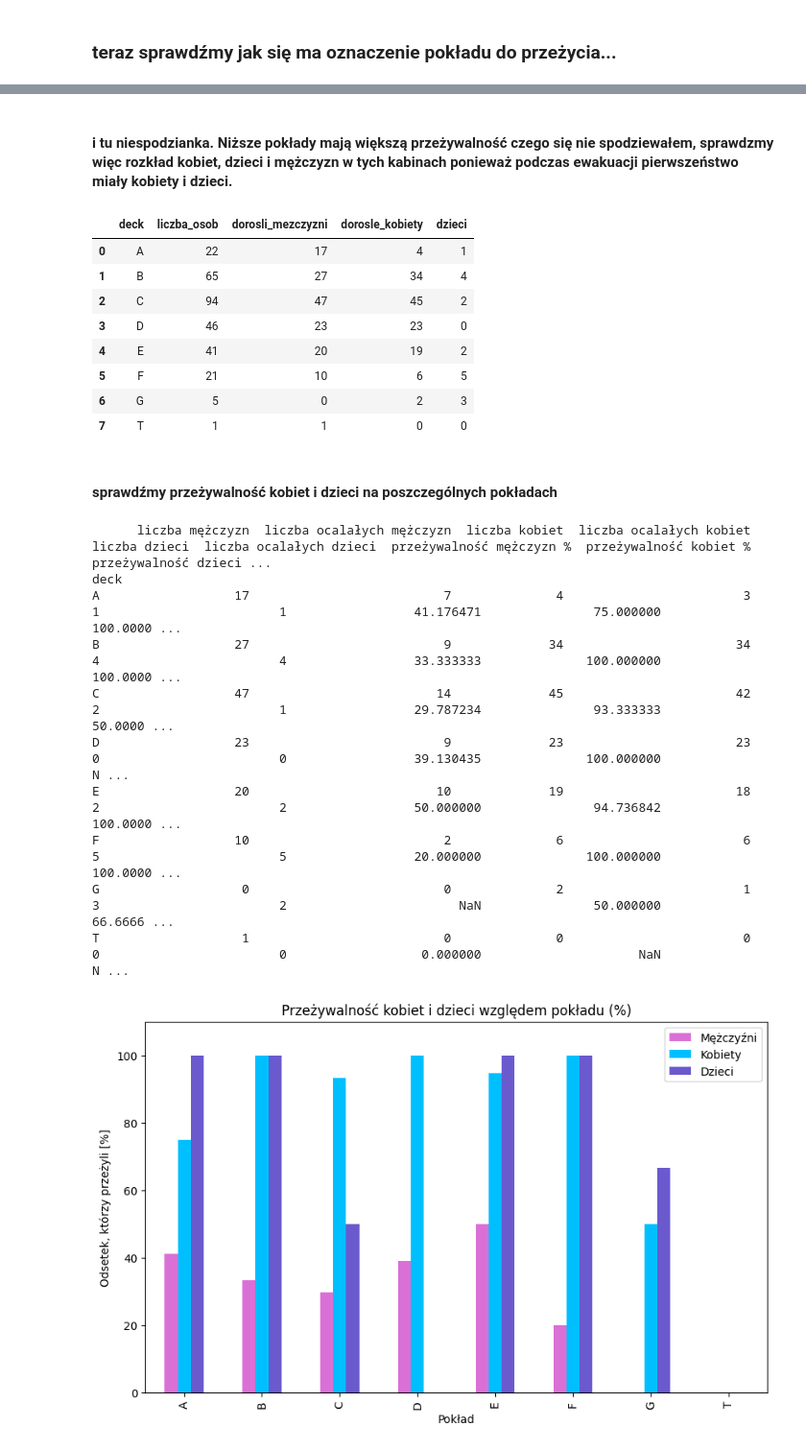
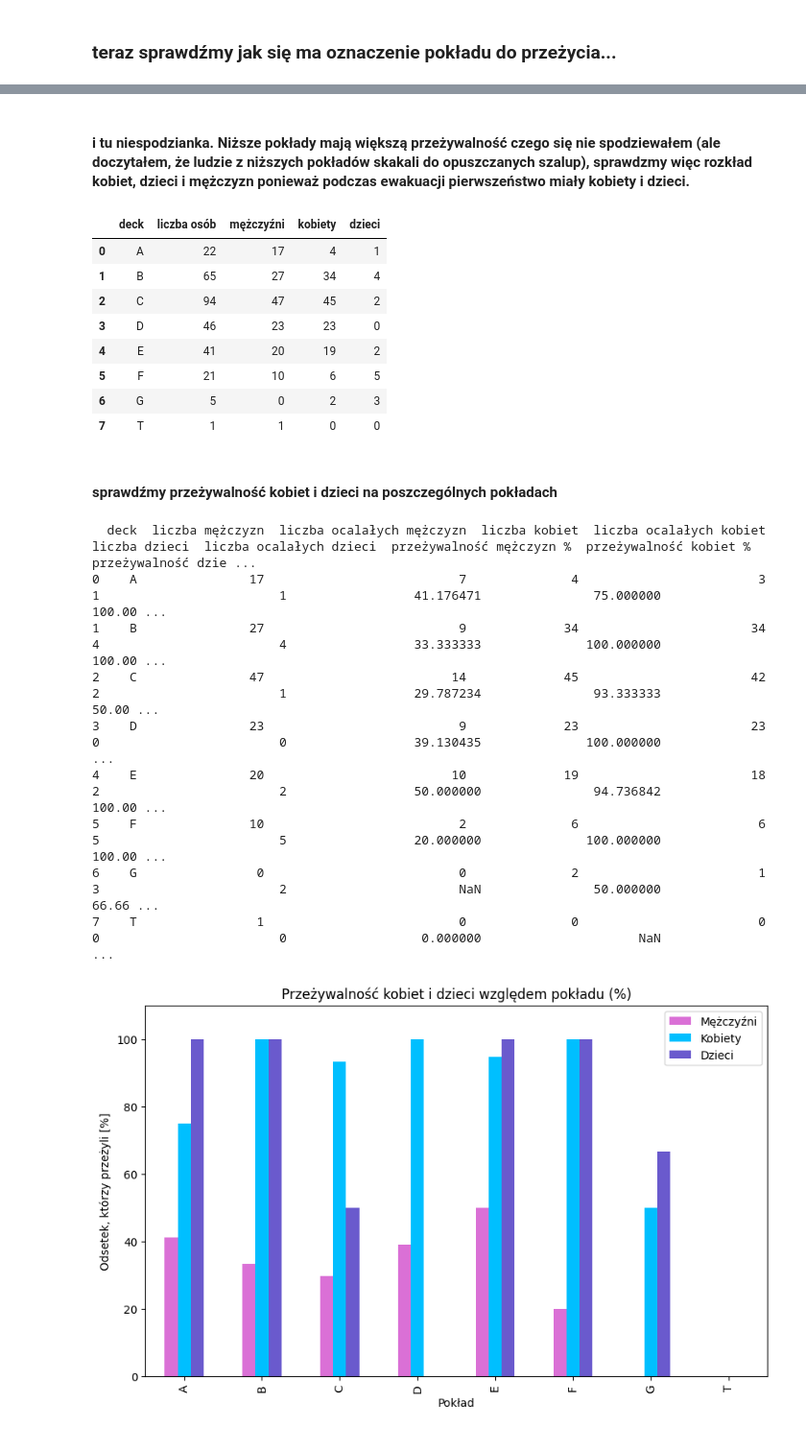
Before and after one commit to pawlo884/ds, a Jupyter notebook: modul4/26__zadanie_domowe__modul_4_2__v2.ipynb, the cells around one changed output, grey strips where cells are left out. Shown at 96% size. Saved outputs shown, nothing was run; the diff lists cells and outputs as text; code cells hidden in the pictures.

```diff
--- a/modul4/26__zadanie_domowe__modul_4_2__v2.ipynb
+++ b/modul4/26__zadanie_domowe__modul_4_2__v2.ipynb
@@ -265,19 +374,19 @@ plt.show()
 # %% [markdown]
-#### i tu niespodzianka. Niższe pokłady mają większą przeżywalność czego się nie spodziewałem, sprawdzmy więc rozkład kobiet, dzieci i mężczyzn w tych kabinach ponieważ podczas ewakuacji pierwszeństwo miały kobiety i dzieci.
+#### i tu niespodzianka. Niższe pokłady mają większą przeżywalność czego się nie spodziewałem (ale doczytałem, że ludzie z niższych pokładów skakali do opuszczanych szalup), sprawdzmy więc rozkład kobiet, dzieci i mężczyzn ponieważ podczas ewakuacji pierwszeństwo miały kobiety i dzieci.
 # %%
-# grupujemy po pokładzie i liczymy ilość osób, dorosłych mężczyzn, dorosłych kobiet i dzieci
+# grupujemy po pokładzie i liczymy ilość osób, mężczyzn, kobiet i dzieci
 def group_deck(df):
     return pd.Series({
-        'liczba_osob': len(df),
-        'dorosli_mezczyzni': ((df['sex'] == 'male') & (~df['is_child'])).sum(),
-        'dorosle_kobiety': ((df['sex'] == 'female') & (~df['is_child'])).sum(),
+        'liczba osób': len(df),
+        'mężczyźni': ((df['sex'] == 'male') & (~df['is_child'])).sum(),
+        'kobiety': ((df['sex'] == 'female') & (~df['is_child'])).sum(),
         'dzieci': df['is_child'].sum()
     })
 
 deck_summary = df.groupby('deck').apply(group_deck).sort_index()
 deck_summary.reset_index(inplace=False)
 # %% [output]
-|  | deck | liczba_osob | dorosli_mezczyzni | dorosle_kobiety | dzieci |
+|  | deck | liczba osób | mężczyźni | kobiety | dzieci |
 | 0 | A | 22 | 17 | 4 | 1 |
 | 1 | B | 65 | 27 | 34 | 4 |
 | 2 | C | 94 | 47 | 45 | 2 |
@@ -324,18 +433,17 @@ deck_survival['przeżywalność dzieci %'] = (
 )
 pd.set_option('display.width', 250)
 pd.set_option('display.max_columns', 20)
-print(deck_survival)
+print(deck_survival.reset_index())
 # %% [output]
-      liczba mężczyzn  liczba ocalałych mężczyzn  liczba kobiet  liczba ocalałych kobiet  liczba dzieci  liczba ocalałych dzieci  przeżywalność mężczyzn %  przeżywalność kobiet %  przeżywalność dzieci ...
-deck
-A                  17                          7              4                        3              1                        1                 41.176471               75.000000              100.0000 ...
-B                  27                          9             34                       34              4                        4                 33.333333              100.000000              100.0000 ...
-C                  47                         14             45                       42              2                        1                 29.787234               93.333333               50.0000 ...
-D                  23                          9             23                       23              0                        0                 39.130435              100.000000                     N ...
-E                  20                         10             19                       18              2                        2                 50.000000               94.736842              100.0000 ...
-F                  10                          2              6                        6              5                        5                 20.000000              100.000000              100.0000 ...
-G                   0                          0              2                        1              3                        2                       NaN               50.000000               66.6666 ...
-T                   1                          0              0                        0              0                        0                  0.000000                     NaN                     N ...
+  deck  liczba mężczyzn  liczba ocalałych mężczyzn  liczba kobiet  liczba ocalałych kobiet  liczba dzieci  liczba ocalałych dzieci  przeżywalność mężczyzn %  przeżywalność kobiet %  przeżywalność dzie ...
+0    A               17                          7              4                        3              1                        1                 41.176471               75.000000              100.00 ...
+1    B               27                          9             34                       34              4                        4                 33.333333              100.000000              100.00 ...
+2    C               47                         14             45                       42              2                        1                 29.787234               93.333333               50.00 ...
+3    D               23                          9             23                       23              0                        0                 39.130435              100.000000                     ...
+4    E               20                         10             19                       18              2                        2                 50.000000               94.736842              100.00 ...
+5    F               10                          2              6                        6              5                        5                 20.000000              100.000000              100.00 ...
+6    G                0                          0              2                        1              3                        2                       NaN               50.000000               66.66 ...
+7    T                1                          0              0                        0              0                        0                  0.000000                     NaN                     ...
 # %%
 
 deck_survival[['przeżywalność mężczyzn %', 'przeżywalność kobiet %', 'przeżywalność dzieci %']].plot(
```
Also changed, not shown: parts of 38 cells of this notebook.
